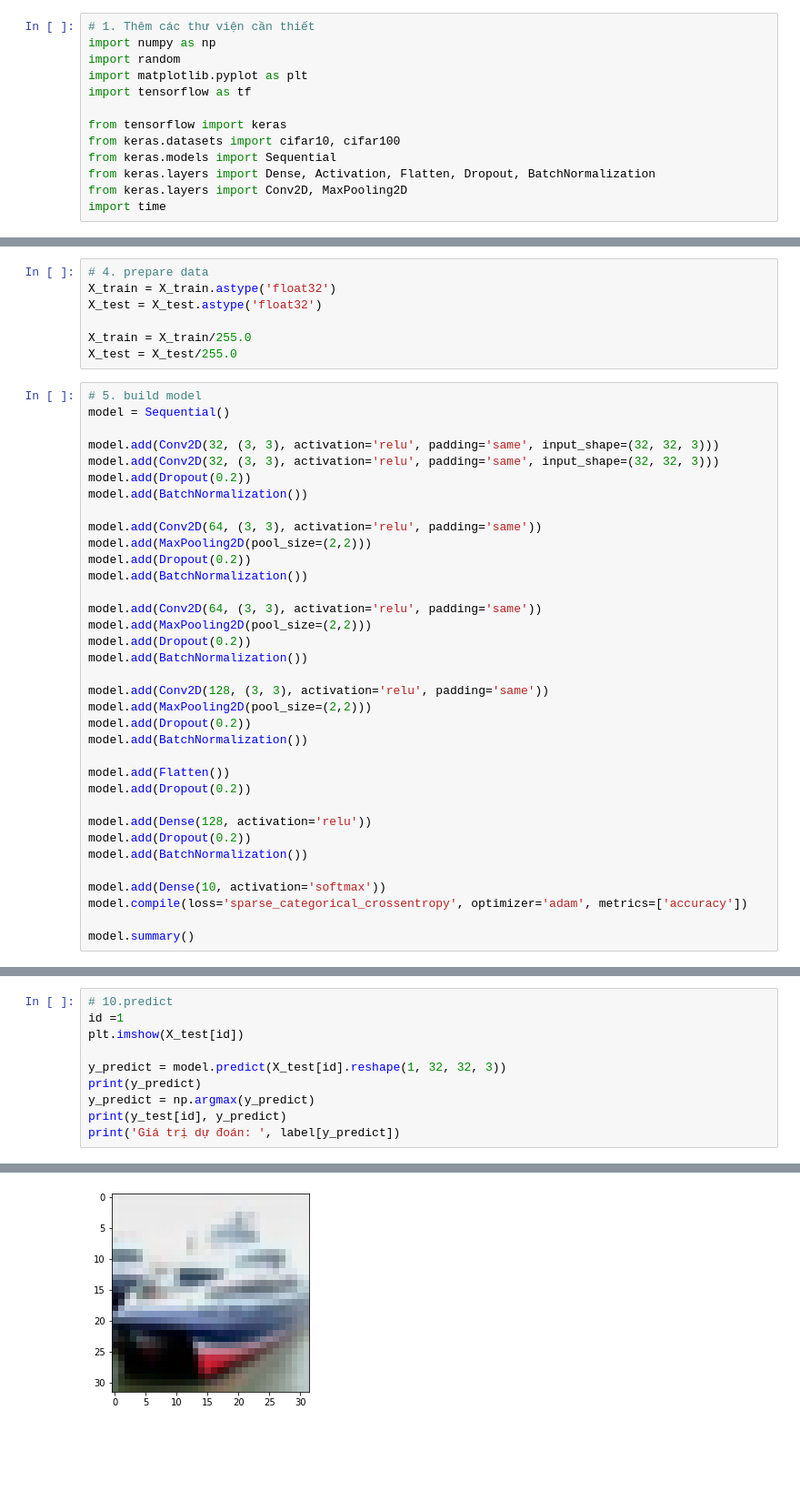
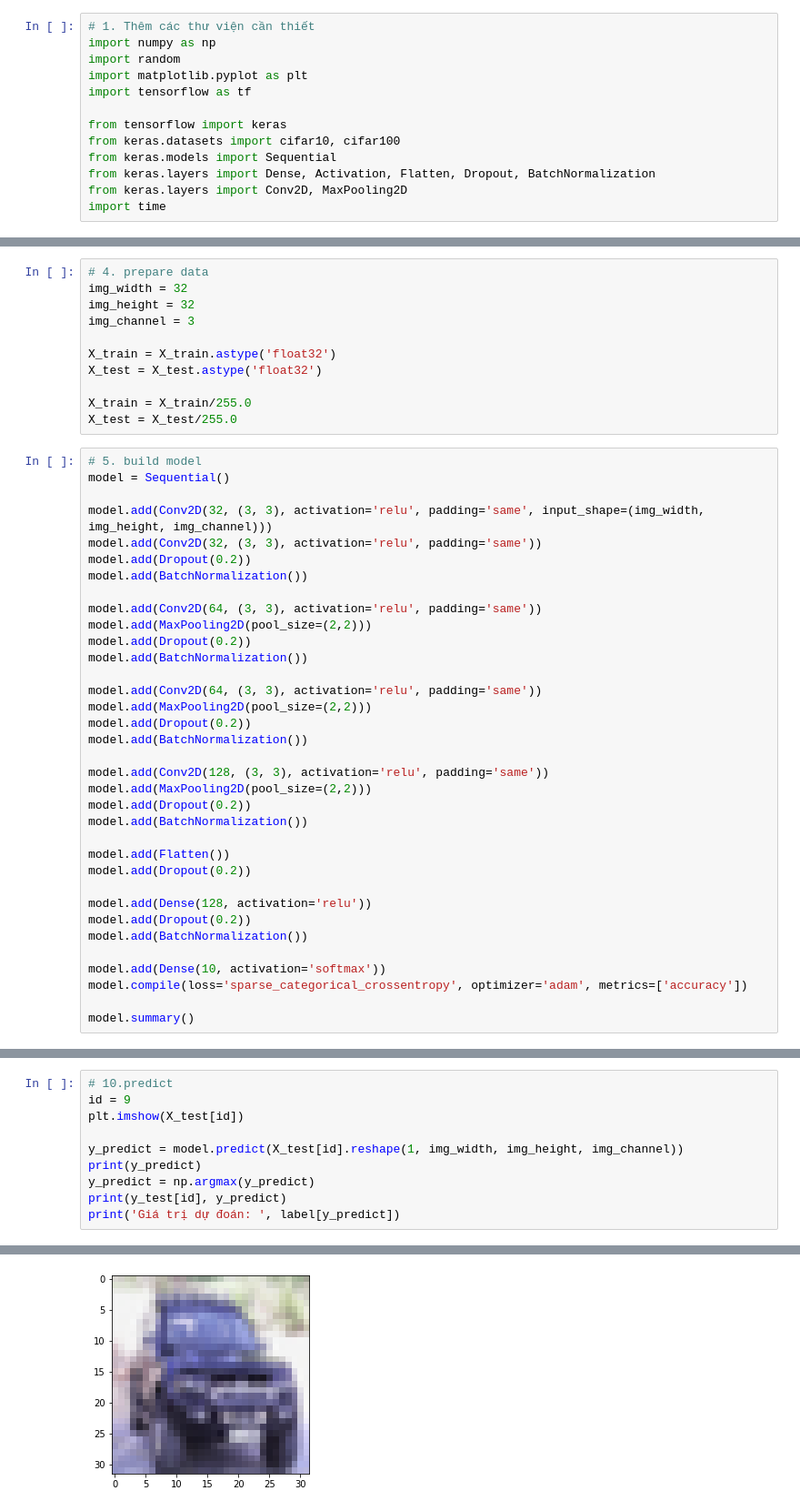
Before and after one commit to huynhspm/Basic_ML, a Jupyter notebook: Image Classification/Cifar10_Project.ipynb, the cells around one changed output, grey strips where cells are left out. Shown: that part at 91% size. Saved outputs shown, nothing was run; the diff lists cells and outputs as text; blank space fills up the shorter version.

```diff
--- a/Image Classification/Cifar10_Project.ipynb
+++ b/Image Classification/Cifar10_Project.ipynb
@@ -55,5 +55,9 @@ plt.show()
 # %%
 # 4. prepare data
+img_width = 32
+img_height = 32
+img_channel = 3
+
 X_train = X_train.astype('float32')
 X_test = X_test.astype('float32')
 
@@ -63,8 +67,8 @@ X_test = X_test/255.0
 # 5. build model
 model = Sequential()
 
-model.add(Conv2D(32, (3, 3), activation='relu', padding='same', input_shape=(32, 32, 3)))
-model.add(Conv2D(32, (3, 3), activation='relu', padding='same', input_shape=(32, 32, 3)))
+model.add(Conv2D(32, (3, 3), activation='relu', padding='same', input_shape=(img_width, img_height, img_channel)))
+model.add(Conv2D(32, (3, 3), activation='relu', padding='same'))
 model.add(Dropout(0.2))
 model.add(BatchNormalization())
 
@@ -173,9 +177,9 @@ Running time: 1.57 (s)
 # %%
 # 10.predict
-id =1
+id = 9
 plt.imshow(X_test[id])
 
-y_predict = model.predict(X_test[id].reshape(1, 32, 32, 3))
+y_predict = model.predict(X_test[id].reshape(1, img_width, img_height, img_channel))
 print(y_predict)
 y_predict = np.argmax(y_predict)
 print(y_test[id], y_predict)
@@ -188 +192 @@ Giá trị dự đoán:  ship
-[figure, old version]
+[figure, new version]
```
Also changed, not shown: parts of 10 cells of this notebook.
